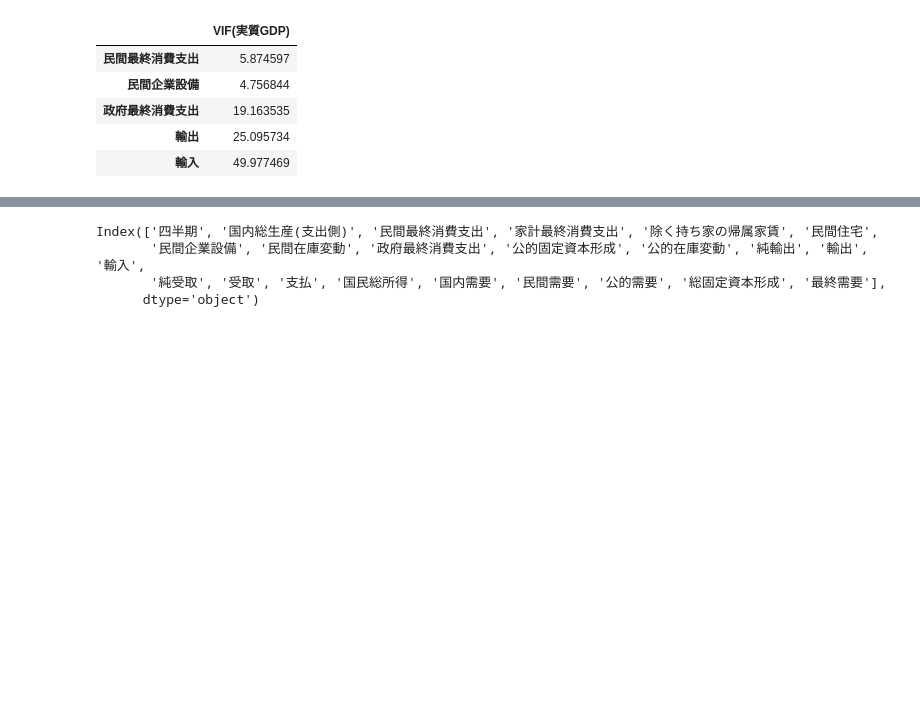
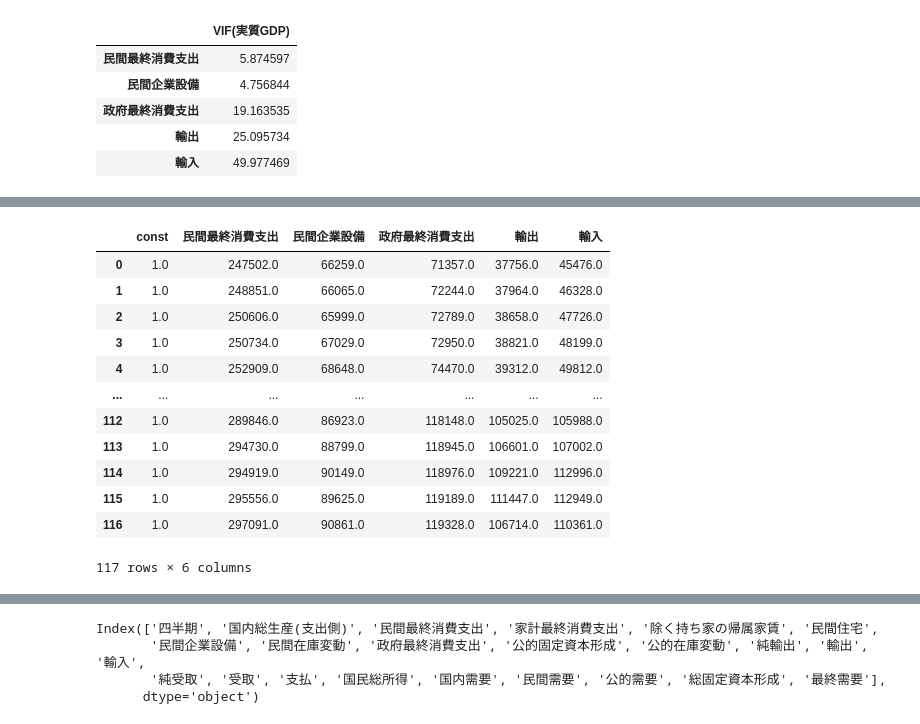
Before and after one commit to NTanaka1994/GDP_Analysis, a Jupyter notebook: GDP_VIF.ipynb, the cells around one changed output, grey strips where cells are left out. Cells and saved outputs as stored; diff of their text form; code cells hidden in the pictures; blank space fills up the shorter version.

```diff
--- a/GDP_VIF.ipynb
+++ b/GDP_VIF.ipynb
@@ -121,0 +122,4 @@ df_pcorr.query("因子2=='政府最終消費支出' or 因子1=='政府最終消
+# %%
+x = sm.add_constant(x).dropna()
+model = model = sm.OLS(y, x).fit()
+model.summary()
@@ -122,2 +152,18 @@ df_pcorr.query("因子2=='政府最終消費支出' or 因子1=='政府最終消
+# %%
+x
+# %% [output]
+|  | const | 民間最終消費支出 | 民間企業設備 | 政府最終消費支出 | 輸出 | 輸入 |
+| 0 | 1.0 | 247502.0 | 66259.0 | 71357.0 | 37756.0 | 45476.0 |
+| 1 | 1.0 | 248851.0 | 66065.0 | 72244.0 | 37964.0 | 46328.0 |
+| 2 | 1.0 | 250606.0 | 65999.0 | 72789.0 | 38658.0 | 47726.0 |
+| 3 | 1.0 | 250734.0 | 67029.0 | 72950.0 | 38821.0 | 48199.0 |
+| 4 | 1.0 | 252909.0 | 68648.0 | 74470.0 | 39312.0 | 49812.0 |
+| ... | ... | ... | ... | ... | ... | ... |
+| 112 | 1.0 | 289846.0 | 86923.0 | 118148.0 | 105025.0 | 105988.0 |
+| 113 | 1.0 | 294730.0 | 88799.0 | 118945.0 | 106601.0 | 107002.0 |
+| 114 | 1.0 | 294919.0 | 90149.0 | 118976.0 | 109221.0 | 112996.0 |
+| 115 | 1.0 | 295556.0 | 89625.0 | 119189.0 | 111447.0 | 112949.0 |
+| 116 | 1.0 | 297091.0 | 90861.0 | 119328.0 | 106714.0 | 110361.0 |
+117 rows × 6 columns
 # %%
 df = pd.read_csv("gaku-mk2312.csv", encoding="shift-jis")
```
Also changed, not shown: parts of 10 cells of this notebook.
